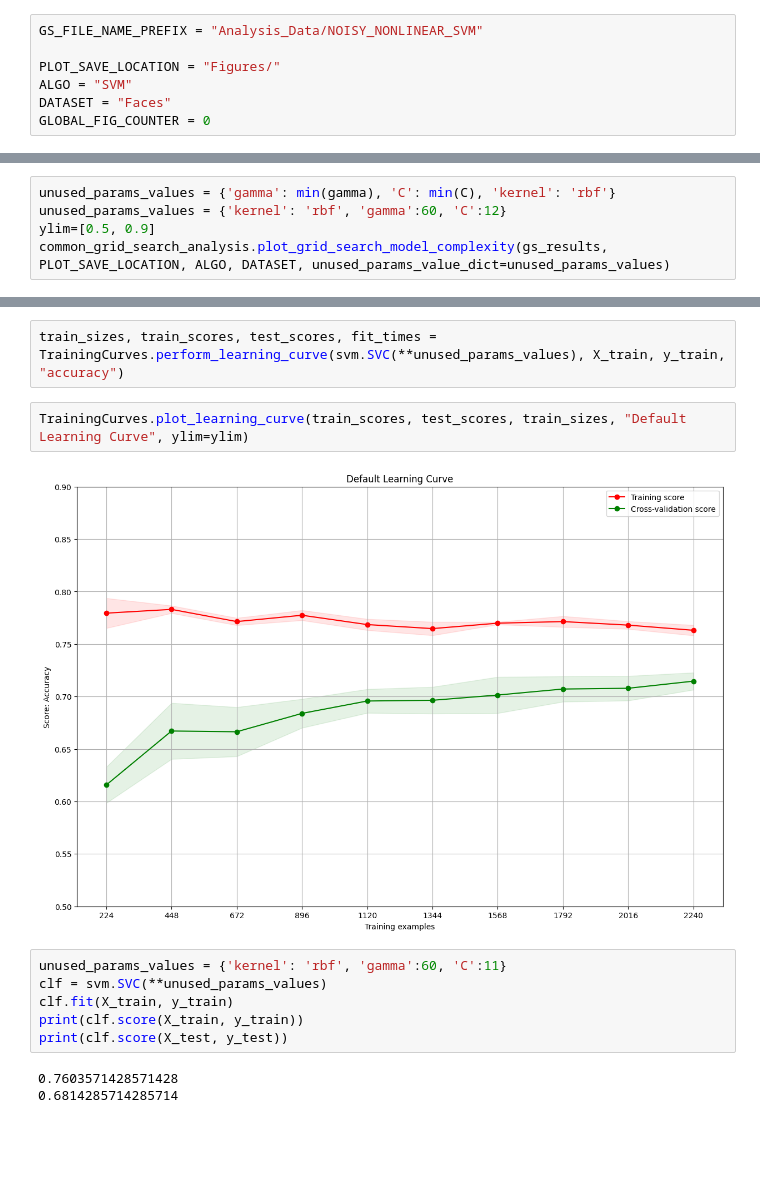
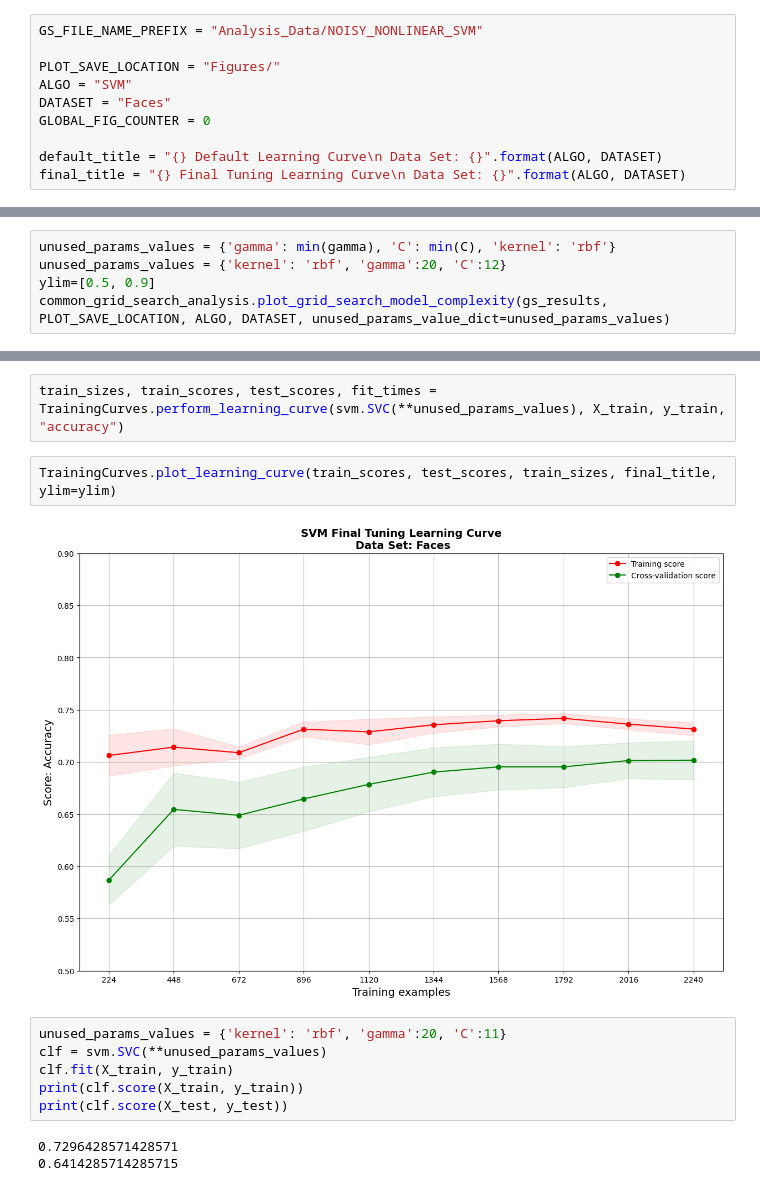
Before and after one commit to Inquisitive-ME/SupervisedLearning_Project_Code, a Jupyter notebook: SVMs/generated_noisy_nonlinear_SVM_analysis.ipynb, the cells around one changed output, grey strips where cells are left out. Drawn from its saved outputs; the diff is of its cells as text; blank space fills up the shorter version.

```diff
--- a/SVMs/generated_noisy_nonlinear_SVM_analysis.ipynb
+++ b/SVMs/generated_noisy_nonlinear_SVM_analysis.ipynb
@@ -19,6 +19,9 @@ PLOT_SAVE_LOCATION = "Figures/"
 ALGO = "SVM"
 DATASET = "Faces"
 GLOBAL_FIG_COUNTER = 0
+
+default_title = "{} Default Learning Curve\n Data Set: {}".format(ALGO, DATASET)
+final_title = "{} Final Tuning Learning Curve\n Data Set: {}".format(ALGO, DATASET)
 # %%
 # Load Data
 X_train, X_test, y_train, y_test, y_test_non_noisy = get_noisy_nonlinear_with_non_noisy_labels()
@@ -81,7 +85,7 @@ WARNING: file  Analysis_Data/NOISY_NONLINEAR_SVM_kernel_linear-poly_C_1-49_gamma
 NOT performing Grid Search
 # %%
 unused_params_values = {'gamma': min(gamma), 'C': min(C), 'kernel': 'rbf'}
-unused_params_values = {'kernel': 'rbf', 'gamma':60, 'C':12}
+unused_params_values = {'kernel': 'rbf', 'gamma':20, 'C':12}
 ylim=[0.5, 0.9]
 common_grid_search_analysis.plot_grid_search_model_complexity(gs_results, PLOT_SAVE_LOCATION, ALGO, DATASET, unused_params_value_dict=unused_params_values)
 # %% [output]
@@ -120,18 +124,18 @@ Plot saved as:  Figures/Faces_SVM_GridScore_C_gamma_0.png
 # %%
 train_sizes, train_scores, test_scores, fit_times = TrainingCurves.perform_learning_curve(svm.SVC(**unused_params_values), X_train, y_train, "accuracy")
 # %%
-TrainingCurves.plot_learning_curve(train_scores, test_scores, train_sizes, "Default Learning Curve", ylim=ylim)
+TrainingCurves.plot_learning_curve(train_scores, test_scores, train_sizes, final_title, ylim=ylim)
 # %% [output]
-[figure, old version]
+[figure, new version]
 # %%
-unused_params_values = {'kernel': 'rbf', 'gamma':60, 'C':11}
+unused_params_values = {'kernel': 'rbf', 'gamma':20, 'C':11}
 clf = svm.SVC(**unused_params_values)
 clf.fit(X_train, y_train)
 print(clf.score(X_train, y_train))
 print(clf.score(X_test, y_test))
 # %% [output]
-0.7603571428571428
-0.6814285714285714
+0.7296428571428571
+0.6414285714285715
 # %%
 clf.score(X_test, y_test_non_noisy)
 # %% [output]
```
Also changed, not shown: parts of 7 cells of this notebook, 1 other file.
